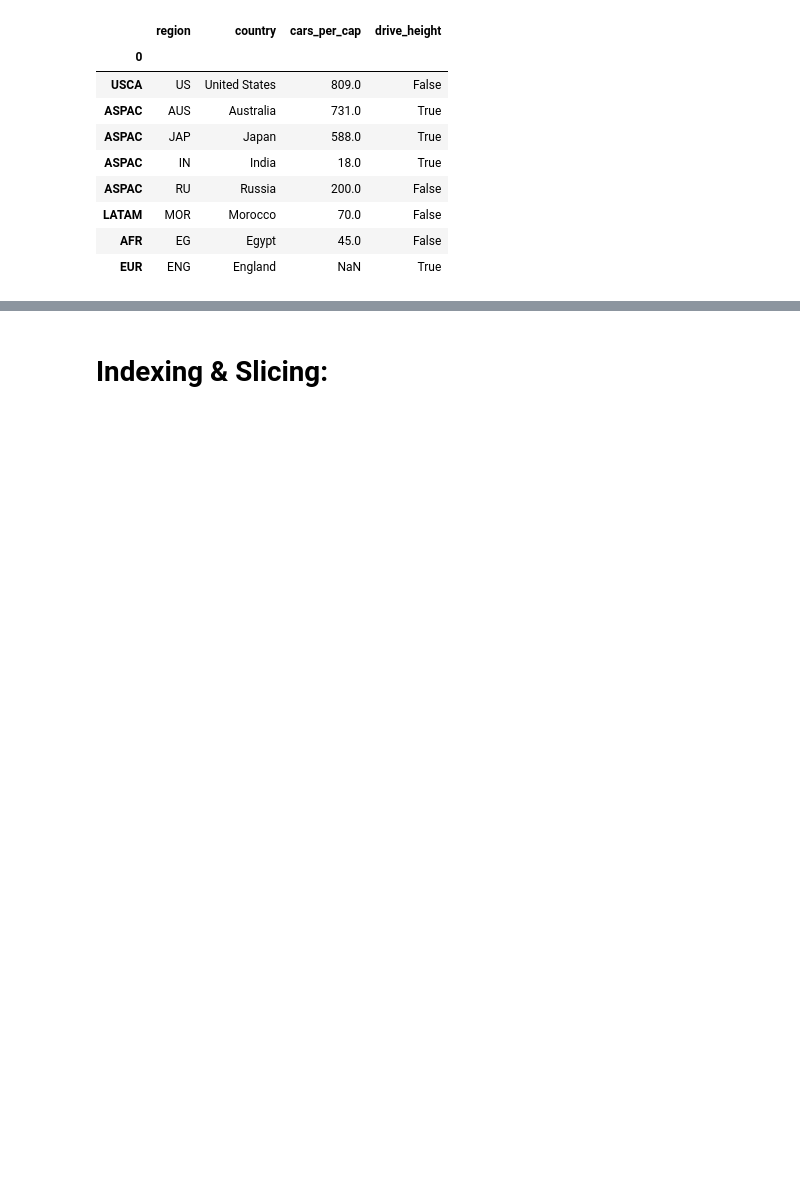
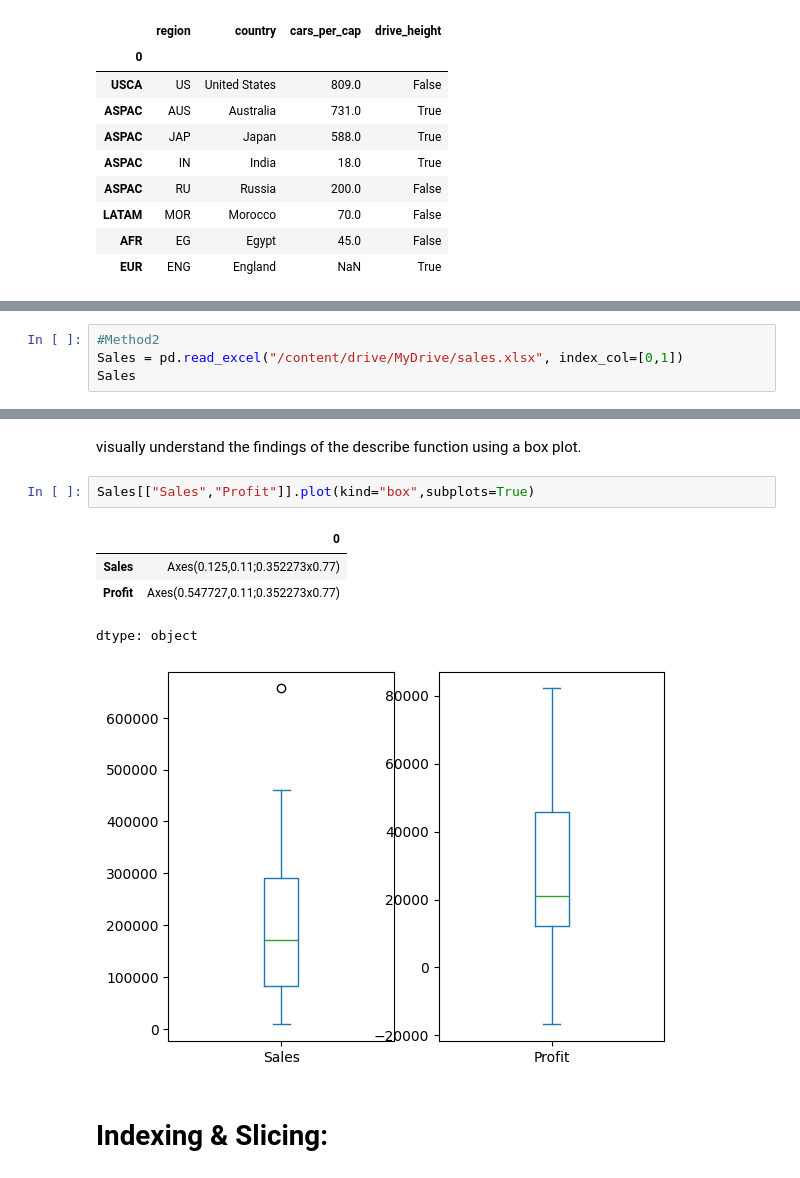
Before and after one commit to avinash2302res07/Python-Data-Science-library-Tutorial, a Jupyter notebook: Pandas.ipynb, the cells around one changed output, grey strips where cells are left out. Cells and saved outputs as stored; diff of their text form; blank space fills up the shorter version.

```diff
--- a/Pandas.ipynb
+++ b/Pandas.ipynb
@@ -380,0 +422,4 @@ car_df
+# %%
+#Method2
+Sales = pd.read_excel("/content/drive/MyDrive/sales.xlsx", index_col=[0,1])
+Sales
@@ -381,3 +510,13 @@ car_df
+# %% [markdown]
+ visually understand the findings of the describe function using a box plot.
+# %%
+Sales[["Sales","Profit"]].plot(kind="box",subplots=True)
+# %% [output]
+|  | 0 |
+| Sales | Axes(0.125,0.11;0.352273x0.77) |
+| Profit | Axes(0.547727,0.11;0.352273x0.77) |
+dtype: object
+[figure, added]
 # %% [markdown]
 # **Indexing & Slicing:**
 # %% [markdown]
```
Also changed, not shown: parts of 30 cells of this notebook.
